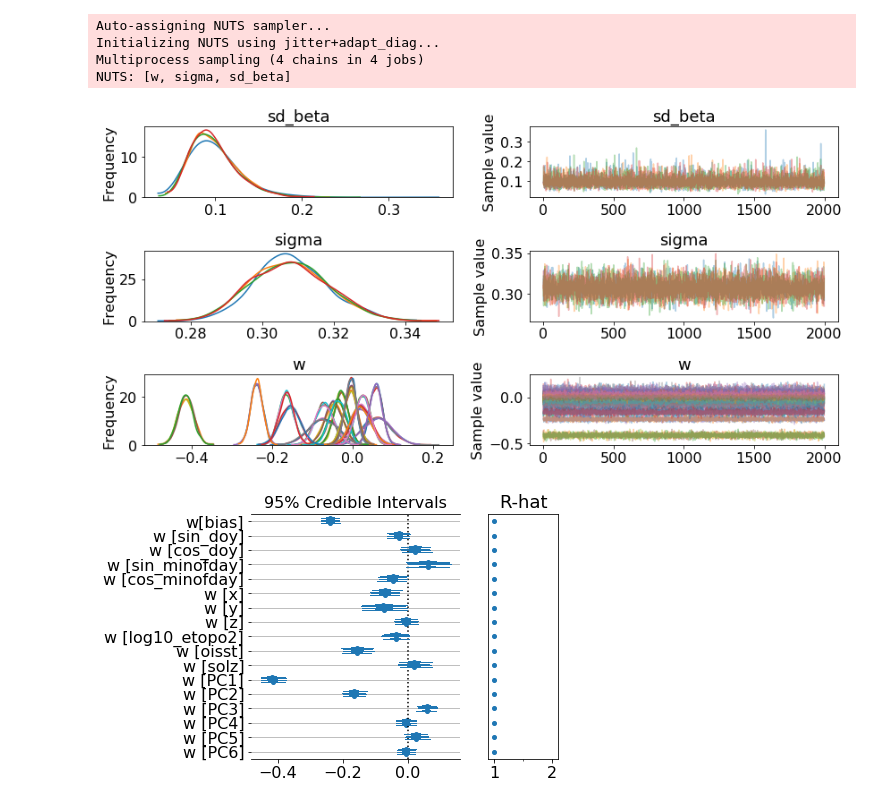
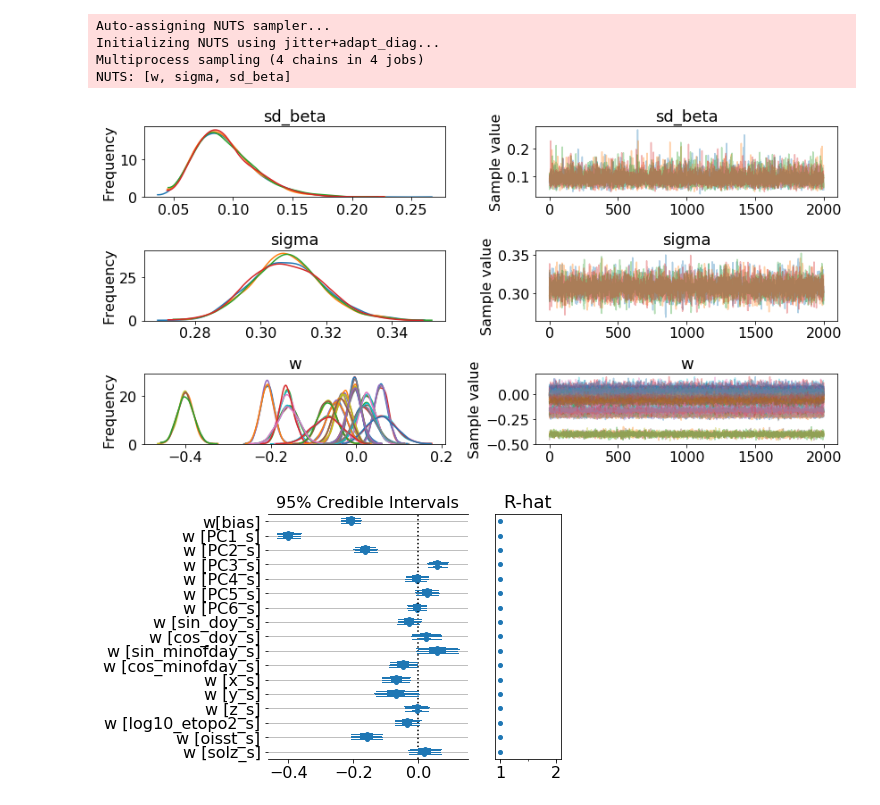
Before and after one commit to madHatter106/TOA_ML, a Jupyter notebook: TOA_ML_2_3_Bayesian_mlr_with temperature.ipynb, the cells around one changed output. Saved outputs shown, nothing was run; the diff lists cells and outputs as text; code cells hidden in the pictures.

```diff
--- a/TOA_ML_2_3_Bayesian_mlr_with temperature.ipynb
+++ b/TOA_ML_2_3_Bayesian_mlr_with temperature.ipynb
@@ -135,7 +139,7 @@ def Plot_Model_Fits(trace, model, title=None, ax=None):
     f.tight_layout()
     return ax
 # %%
-ds = pd.read_pickle('./pickleJar/df_4_AllFeatures_stdized.pkl')
-dps = pd.read_pickle('./pickleJar/df_4_AllFeaturesPoly_stdized.pkl')
-dpcapoly_s = pd.read_pickle('./pickleJar/df_4_AllFeaturesPcaPoly_stdized.pkl')
+ds = pd.read_pickle('./pickleJar/df_6_FullSet_noInteractions.pkl').dropna()
+dps = pd.read_pickle('./pickleJar/df_6_FullSet_MaxInteractions.pkl').dropna()
+dpcapoly_s = pd.read_pickle('./pickleJar/df_6_FullSet_PCAInteractions.pkl').dropna()
 # %%
@@ -150,7 +185,8 @@ ds.head()
 # %%
-X_s = ds.loc[:, ds.columns!='log10_chl'].values
-Xp_s = dps.loc[:, dps.columns!='log10_chl'].values
-Xpcap_s = dpcapoly_s.loc[:, dpcapoly_s.columns!='log10_chl'].values
+num_obs = ds.shape[0]
+X_s = np.c_[np.ones(num_obs,),ds.loc[:, 'PC1_s':'solz_s'].values]
+Xp_s = dps.loc[:, 'PC1_s':'oisst_s solz_s'].values
+Xpcap_s = dpcapoly_s.loc[:, 'PC1_s':'solz_s'].values
 y = ds.log10_chl
 # %%
-m_lasso = lasso_regression(X_s, y, ylabel='y')
+m_lasso = lasso_regression(X_s, y, add_bias=False, ylabel='y')
@@ -169,19 +203,19 @@ Initializing NUTS using jitter+adapt_diag...
 Multiprocess sampling (4 chains in 4 jobs)
 NUTS: [w, sigma, sd_beta]
 # %%
-vars_ = ['sd_beta', 'sigma', 'w']
+vars_ = ['sd_beta', 'sigma', 'w',]
 pm.traceplot(t_lasso, varnames=vars_);
 # %% [output]
-[figure, old version]
+[figure, new version]
 # %%
-lbls = ds.columns.tolist()[:-1]
+lbls = ds.loc[:, 'PC1_s':'solz_s'].columns.tolist()
 lbls_list = ['w[bias]']+['w [%s]' % lbl for lbl in lbls]
 pm.forestplot(t_lasso, varnames='w', ylabels=lbls_list);
 f = pl.gcf()
 a = f.get_axes()[1]
 a.grid(axis='y')
 # %% [output]
-[figure, old version]
+[figure, new version]
 # %%
 title = 'Lasso Regression'
 ax0ls = Plot_Model_Fits(t_lasso, m_lasso, title=title)
```
Also changed, not shown: parts of 20 cells of this notebook.
